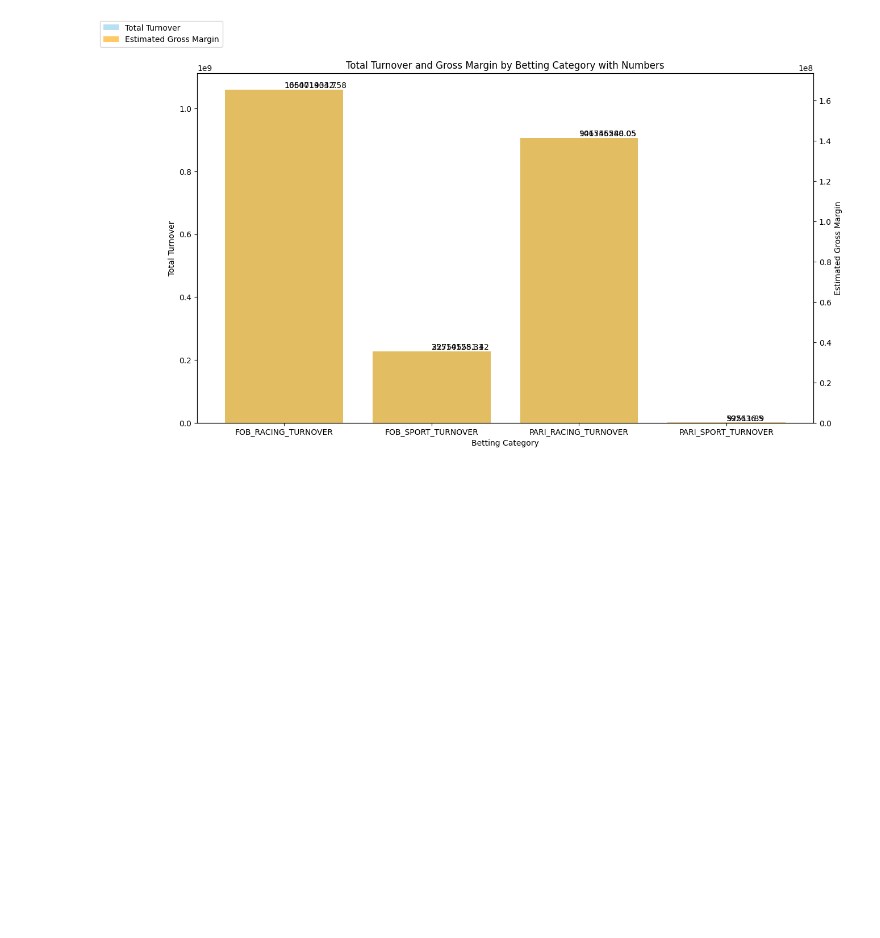
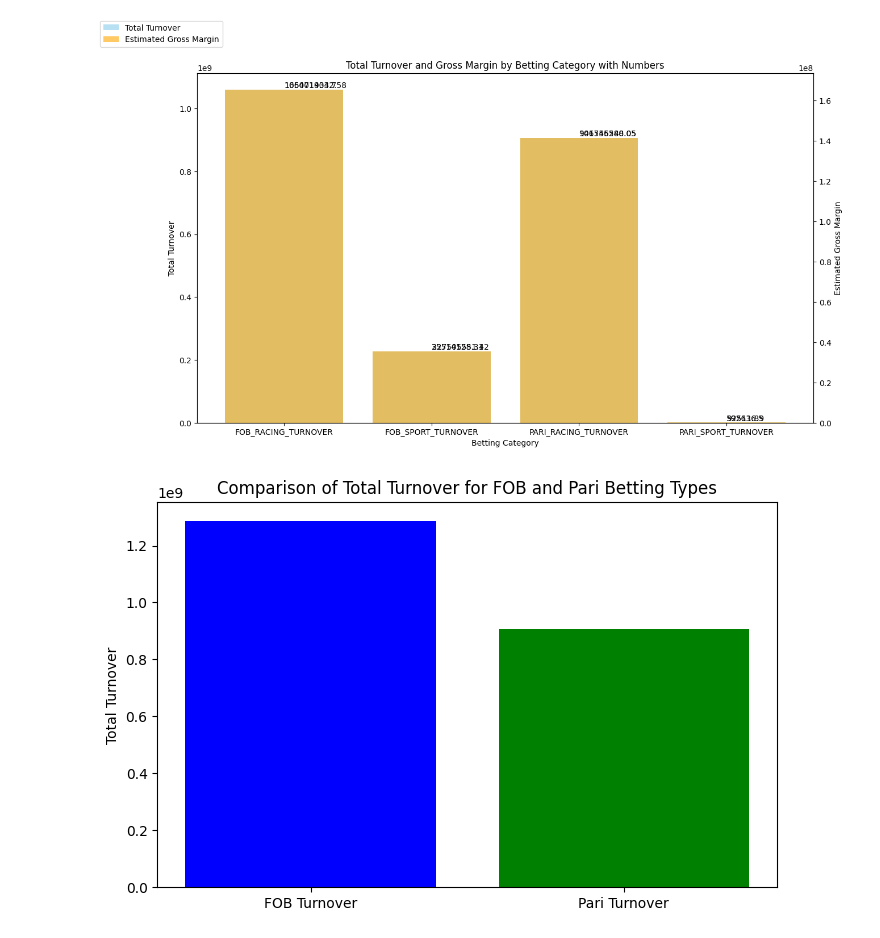
Before and after one commit to ThanhVo15/Competition, a Jupyter notebook: 2. Data Got Talent/2. Final Round/Code/GROSS_MARGIN_FORECAST copy.ipynb, the cells around one changed output. Saved outputs shown, nothing was run; the diff lists cells and outputs as text; code cells hidden in the pictures; blank space fills up the shorter version.

```diff
--- a/2. Data Got Talent/2. Final Round/Code/GROSS_MARGIN_FORECAST copy.ipynb
+++ b/2. Data Got Talent/2. Final Round/Code/GROSS_MARGIN_FORECAST copy.ipynb
@@ -410,3 +497,22 @@ fig.legend(loc='upper left')
 plt.show()
 # %% [output]
 [figure]
+# %%
+import matplotlib.pyplot as plt
+
+# Summing up the turnovers for FOB and Pari
+df['FOB_TURNOVER'] = df['FOB_RACING_TURNOVER'] + df['FOB_SPORT_TURNOVER']
+df['PARI_TURNOVER'] = df['PARI_RACING_TURNOVER'] + df['PARI_SPORT_TURNOVER']
+
+# Summing up across all rows
+fob_total_turnover = df['FOB_TURNOVER'].sum()
+pari_total_turnover = df['PARI_TURNOVER'].sum()
+
+# Plotting the turnover data
+plt.figure(figsize=(8, 5))
+plt.bar(['FOB Turnover', 'Pari Turnover'], [fob_total_turnover, pari_total_turnover], color=['blue', 'green'])
+plt.title('Comparison of Total Turnover for FOB and Pari Betting Types')
+plt.ylabel('Total Turnover')
+plt.show()
+# %% [output]
+[figure, added]
```
Also changed, not shown: parts of 12 cells of this notebook.
